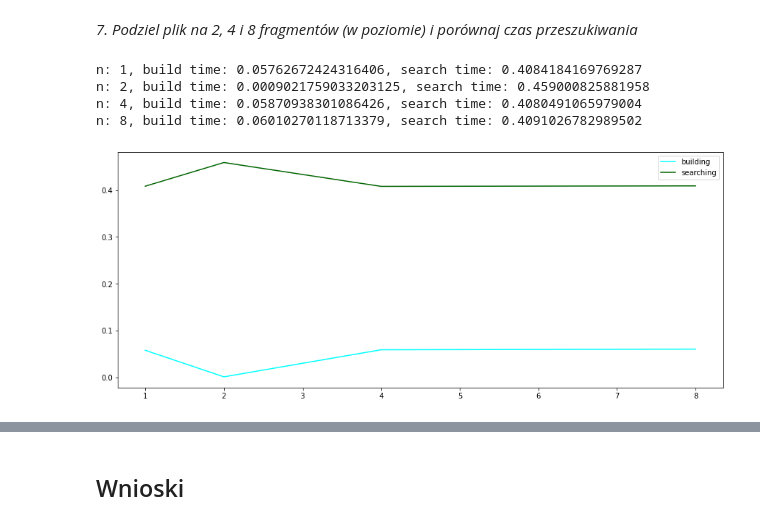
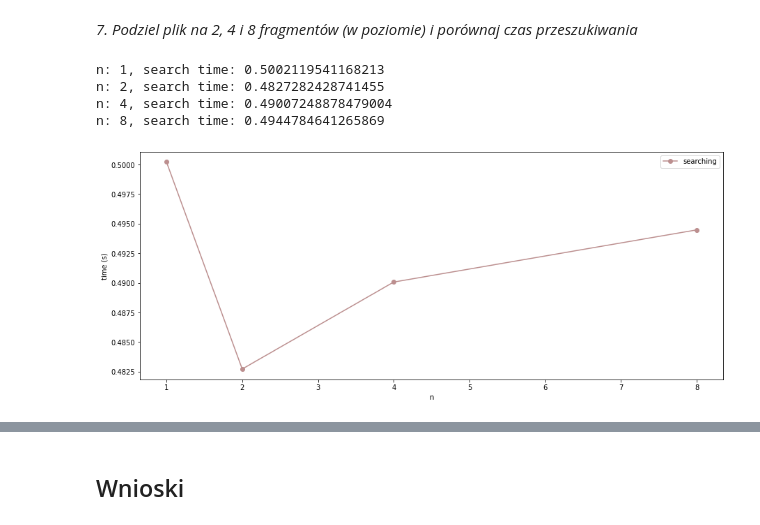
Before and after one commit to mhawryluk/text-algorithms, a Jupyter notebook: 6-2d-matching/zad6.ipynb, the cells around one changed output, grey strips where cells are left out. Cells and saved outputs as stored; diff of their text form; code cells hidden in the pictures.

```diff
--- a/6-2d-matching/zad6.ipynb
+++ b/6-2d-matching/zad6.ipynb
@@ -156,8 +161,8 @@ show_graph(build_trie(pattern))
 def build_automaton(patterns):
     head = build_trie(patterns)
 
-    queue = [head]
-    visited = []
+    queue = deque([head])
+    visited = set()
 
     def assign_fail_links(node):
         if node is not head:
@@ -171,13 +176,13 @@ def build_automaton(patterns):
                 node.fail_link = head
 
         for edge in node.edges.values():
-            if edge not in visited:
+            if edge not in visited and edge not in queue:
                 queue.append(edge)
 
-        visited.append(node)
+        visited.add(node)
 
     while queue:
-        node = queue.pop(0)
+        node = queue.popleft()
         assign_fail_links(node)
 
     return head
@@ -190,8 +199,7 @@ show_graph(build_automaton(pattern))
 # %%
 def modify_automaton(head):
-
-    queue = [head]
-    visited = []
+    queue = deque([head])
+    visited = set()
 
     def copy_edges(node):
         if node is not head:
@@ -200,15 +208,14 @@ def modify_automaton(head):
                     node.edges[key] = node_edge
 
         for edge in node.edges.values():
-            if edge not in visited and edge not in queue:
+            if edge not in visited and edge not in queue and edge is not node:
                 queue.append(edge)
-                visited.append(edge)
 
-        visited.append(node)
+        visited.add(node)
         node.fail_link = None
 
     while queue:
-        node = queue.pop(0)
+        node = queue.popleft()
         copy_edges(node)
 
     return head
@@ -391,7 +411,7 @@ def to_list(array):
     array = array.tolist()
     for i in range(n):
         for j in range(m):
-            array[i][j] = tuple(array[i][j][k] for k in range(p))
+            array[i][j] = tuple(array[i][j])
     return array
 # %%
 image = cv2.imread('haystack.png')
@@ -490,33 +513,32 @@ compare_times()
 <i>7. Podziel plik na 2, 4 i 8 fragmentów (w poziomie) i porównaj czas przeszukiwania</i>
 # %%
 def divide_and_match(text, pattern):
-    build_times = []
     search_times = []
     ns = [1, 2, 4, 8]
 
     for n in ns:
-        build_time = 0
         search_time = 0
+
         for i in range(n):
-            to = (i+1)*n if i != n-1 else -1
-            text_part = text[i*n:to, :, :]
-            _, b_t, s_t = pattern_match_2d(to_list(text_part), to_list(pattern), measure_times=True)
-            build_time += b_t
+            from_ = int(i/n*len(text))
+            to = int((i+1)/n*len(text)) if i != n-1 else -1
+            text_part = text[from_:to, :, :]
+            _, _, s_t = pattern_match_2d(to_list(text_part), to_list(pattern), measure_times=True)
             search_time += s_t
 
-        print(f'n: {n}, build time: {build_time}, search time: {search_time}')
-        build_times.append(build_time)
+        print(f'n: {n}, search time: {search_time}')
         search_times.append(search_time)
 
     fig, ax = plt.subplots(figsize=(15, 6))
-    ax.plot(ns, build_times, label='building', color='cyan')
-    ax.plot(ns, search_times, label='searching', color='darkgreen')
+    ax.plot(ns, search_times, marker='o', label='searching', color='rosybrown')
+    ax.set_xlabel('n')
+    ax.set_ylabel('time (s)')
     ax.legend()
 # %%
-divide_and_match(image, a_image)
+divide_and_match(image, image[:50, :50, :])
 # %% [output]
-n: 1, build time: 0.05762672424316406, search time: 0.4084184169769287
-n: 2, build time: 0.0009021759033203125, search time: 0.459000825881958
-n: 4, build time: 0.05870938301086426, search time: 0.4080491065979004
-n: 8, build time: 0.06010270118713379, search time: 0.4091026782989502
+n: 1, search time: 0.5002119541168213
+n: 2, search time: 0.4827282428741455
+n: 4, search time: 0.49007248878479004
+n: 8, search time: 0.4944784641265869
-[figure, old version]
+[figure, new version]
```
Also changed, not shown: parts of 49 cells of this notebook.
